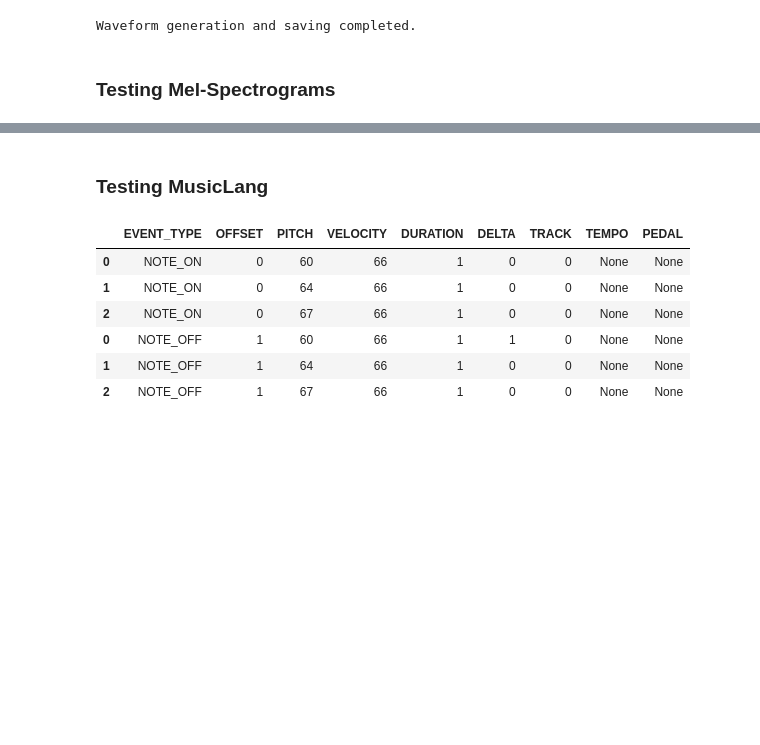
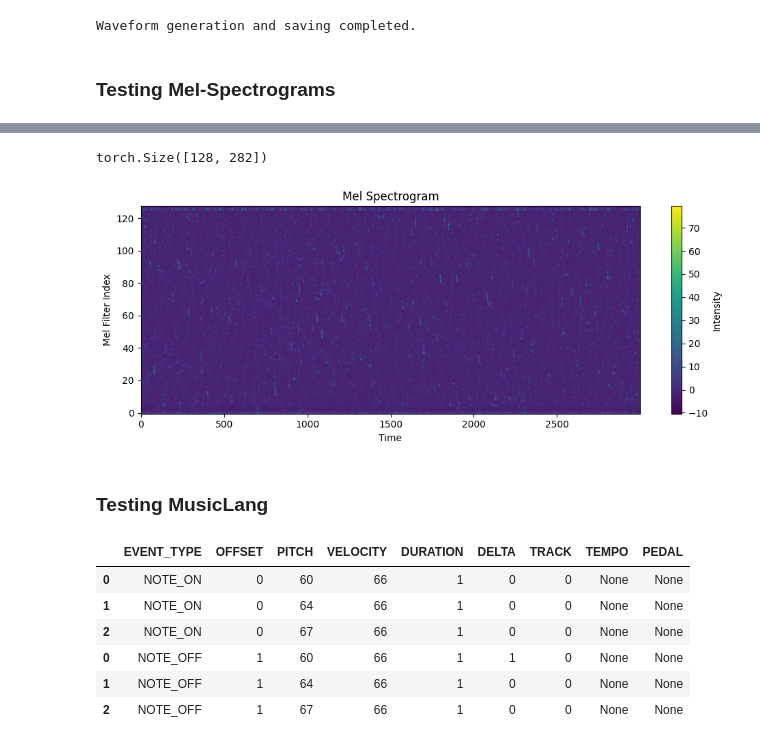
Before and after one commit to timohromadka/gen_music, a Jupyter notebook: testing.ipynb, the cells around one changed output, grey strips where cells are left out. Drawn from its saved outputs; the diff is of its cells as text; code cells hidden in the pictures; blank space fills up the shorter version.

```diff
--- a/testing.ipynb
+++ b/testing.ipynb
@@ -299,3 +368,30 @@ mel_spectrogram.shape
+# %%
+mel_spectrogram.shape
+# %% [output]
+torch.Size([128, 282])
+# %%
+import torch
+import matplotlib.pyplot as plt
+
+# Load the tensor
+tensor_location = "model_checkpoints/run_20240403_154046/samples/sample_0.pt"
+mel_spec = torch.load(tensor_location)
+mel_spec = mel_spec.squeeze()
+
+# Convert tensor to numpy array
+mel_spec_np = mel_spec.numpy()
+
+# Plot the mel spectrogram
+plt.figure(figsize=(10, 4))
+plt.imshow(mel_spec_np, cmap='viridis', origin='lower', aspect='auto')
+plt.colorbar(label='Intensity')
+plt.xlabel('Time')
+plt.ylabel('Mel Filter Index')
+plt.title('Mel Spectrogram')
+plt.tight_layout()
+plt.show()
+# %% [output]
+[figure, added]
 # %% [markdown]
 ### Testing MusicLang
 # %%
```
Also changed, not shown: parts of 8 cells of this notebook, 7 other files.
